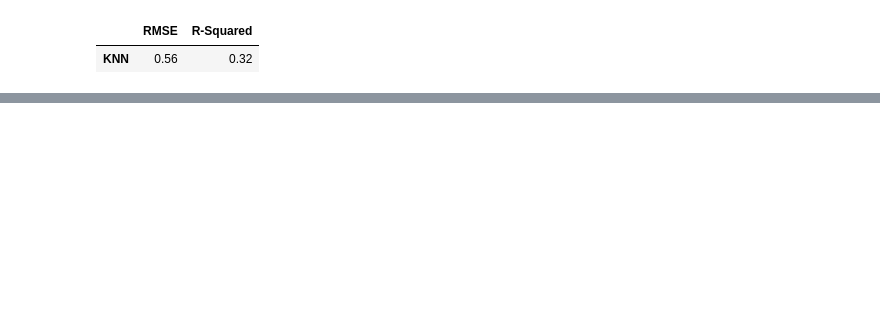
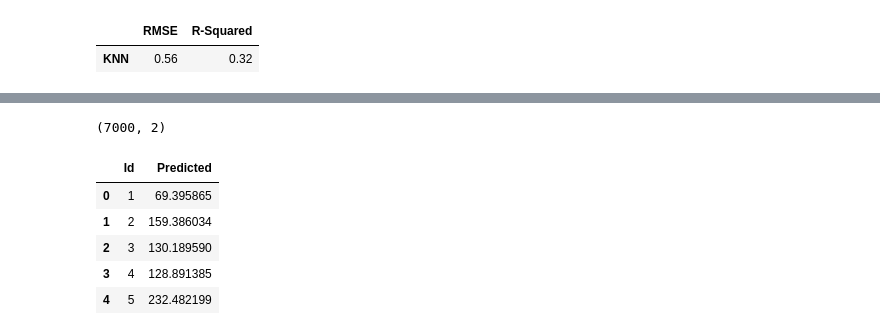
Before and after one commit to armeni/airbnb-price-prediction, a Jupyter notebook: knn.ipynb, the cells around one changed output, grey strips where cells are left out. Saved outputs shown, nothing was run; the diff lists cells and outputs as text; code cells hidden in the pictures; blank space fills up the shorter version.

```diff
--- a/knn.ipynb
+++ b/knn.ipynb
@@ -324,4 +354,5 @@ results.round(2)
 knn_model = KNeighborsRegressor(n_neighbors=14)
 knn = knn_model.fit(X_data, y_data)
 # %%
-y_test = np.exp(knn.predict(X_data_test))
+y_pred = np.exp(knn.predict(X_data_test))
+y_pred = pd.Series(y_pred)
@@ -354,0 +382,18 @@ y_test.to_csv('Submissions/knn_submission.csv', index=False)
+# %%
+submission = pd.DataFrame(y_pred, columns = ['Predicted'])
+submission['Id'] = submission.index + 1
+submission = submission[['Id','Predicted']]
+submission.to_csv('knn_submission.csv', index=False)
+# %%
+submission.shape
+# %% [output]
+(7000, 2)
+# %%
+submission.head()
+# %% [output]
+|  | Id | Predicted |
+| 0 | 1 | 69.395865 |
+| 1 | 2 | 159.386034 |
+| 2 | 3 | 130.189590 |
+| 3 | 4 | 128.891385 |
+| 4 | 5 | 232.482199 |
```
Also changed, not shown: parts of 28 cells of this notebook, 5 other files.
